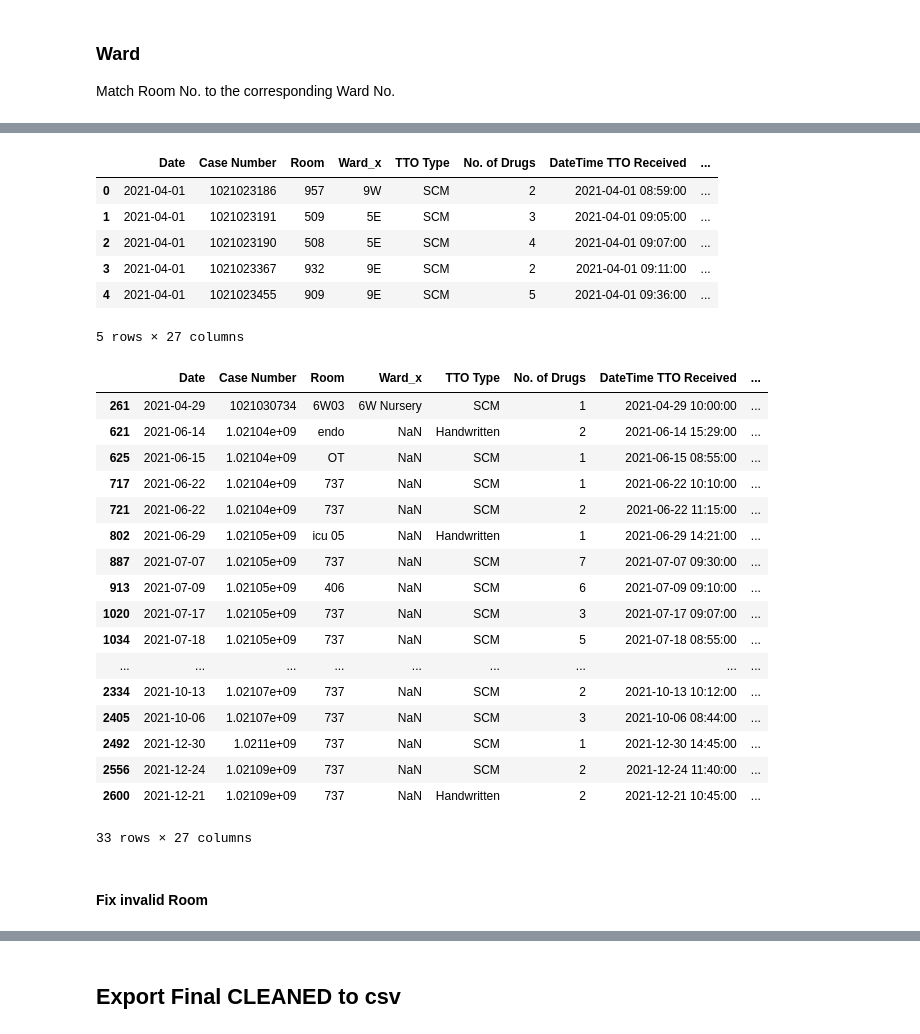
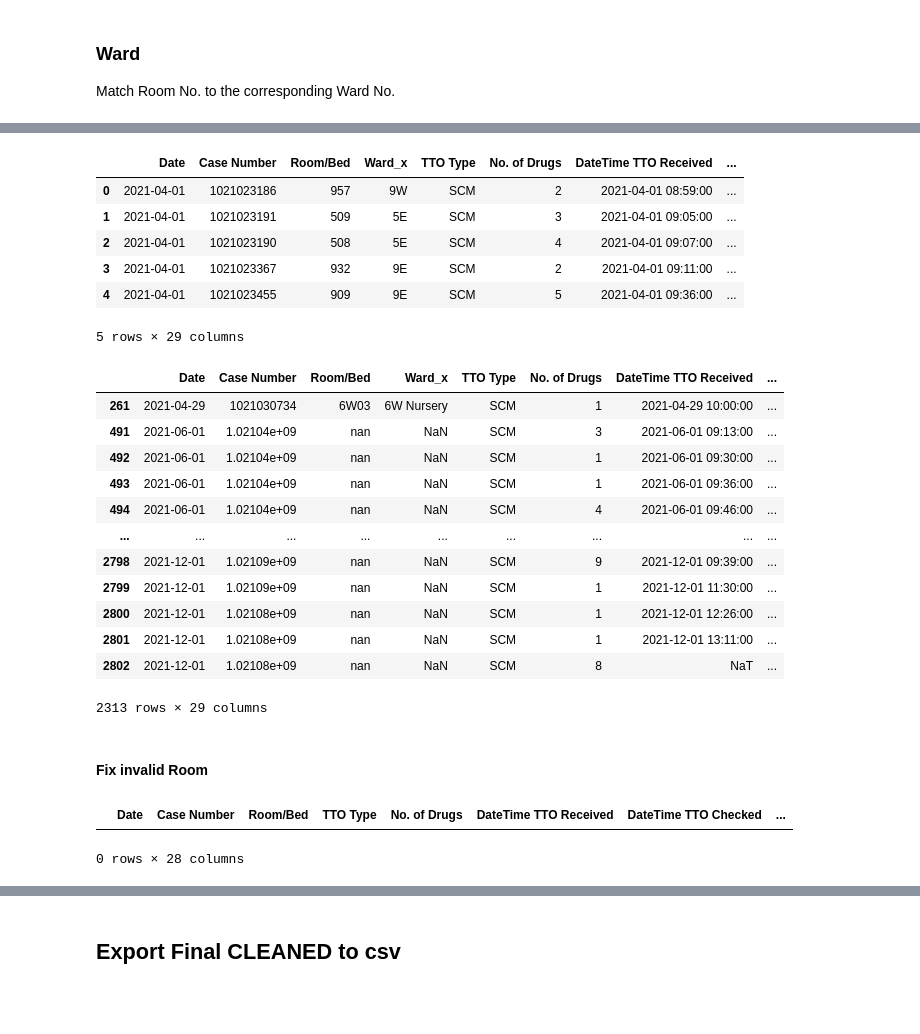
Before and after one commit to RoystonCXW/IS447---Smart-Healthcare, a Jupyter notebook: IS447/System/Code/Pharmacy Dept/GEH_Cleaning.ipynb, the cells around one changed output, grey strips where cells are left out. Saved outputs shown, nothing was run; the diff lists cells and outputs as text; code cells hidden in the pictures; blank space fills up the shorter version.

Commit message:
Re-edit to remove Bed No. for MNH Pharmacy & Update Ward No

```diff
--- a/IS447/System/Code/Pharmacy Dept/GEH_Cleaning.ipynb
+++ b/IS447/System/Code/Pharmacy Dept/GEH_Cleaning.ipynb
@@ -122,7 +122,7 @@ df2 = df2.reset_index(drop=True)
 # %%
 df2.rename({'Date ': 'Date',
             'Case No': 'Case Number',
-            'Room No': 'Room',
+            'Room No': 'Room/Bed',
             'SCM / Handwritten TTO ': 'TTO Type',
             'No. of items':'No. of Drugs',
             'Time in / Verified': 'DateTime TTO Received', # the start time
@@ -1060,40 +1061,35 @@ dtypes: object(2)
 memory usage: 5.1+ KB
 # %%
 df_ward['Room'] = df_ward['Room'].astype(str)
-merged_df['Room'] = merged_df['Room'].astype(str)
+merged_df['Room/Bed'] = merged_df['Room/Bed'].astype(str)
 # %%
-dfinal = pd.merge(merged_df, df_ward, how='left', on=['Room'])
+dfinal = pd.merge(merged_df, df_ward, how='left', left_on=['Room/Bed'], right_on=['Room'])
 
 dfinal.head()
 # %% [output]
-|  | Date | Case Number | Room | Ward_x | TTO Type | No. of Drugs | DateTime TTO Received | ... |
+|  | Date | Case Number | Room/Bed | Ward_x | TTO Type | No. of Drugs | DateTime TTO Received | ... |
 | 0 | 2021-04-01 | 1021023186 | 957 | 9W | SCM | 2 | 2021-04-01 08:59:00 | ... |
 | 1 | 2021-04-01 | 1021023191 | 509 | 5E | SCM | 3 | 2021-04-01 09:05:00 | ... |
 | 2 | 2021-04-01 | 1021023190 | 508 | 5E | SCM | 4 | 2021-04-01 09:07:00 | ... |
 | 3 | 2021-04-01 | 1021023367 | 932 | 9E | SCM | 2 | 2021-04-01 09:11:00 | ... |
 | 4 | 2021-04-01 | 1021023455 | 909 | 9E | SCM | 5 | 2021-04-01 09:36:00 | ... |
-5 rows × 27 columns
+5 rows × 29 columns
 # %%
 dfinal[dfinal['Ward_y'].isnull()]
 # %% [output]
-|  | Date | Case Number | Room | Ward_x | TTO Type | No. of Drugs | DateTime TTO Received | ... |
+|  | Date | Case Number | Room/Bed | Ward_x | TTO Type | No. of Drugs | DateTime TTO Received | ... |
 | 261 | 2021-04-29 | 1021030734 | 6W03 | 6W Nursery | SCM | 1 | 2021-04-29 10:00:00 | ... |
-| 621 | 2021-06-14 | 1.02104e+09 | endo | NaN | Handwritten | 2 | 2021-06-14 15:29:00 | ... |
-| 625 | 2021-06-15 | 1.02104e+09 | OT | NaN | SCM | 1 | 2021-06-15 08:55:00 | ... |
-| 717 | 2021-06-22 | 1.02104e+09 | 737 | NaN | SCM | 1 | 2021-06-22 10:10:00 | ... |
-| 721 | 2021-06-22 | 1.02104e+09 | 737 | NaN | SCM | 2 | 2021-06-22 11:15:00 | ... |
-| 802 | 2021-06-29 | 1.02105e+09 | icu 05 | NaN | Handwritten | 1 | 2021-06-29 14:21:00 | ... |
-| 887 | 2021-07-07 | 1.02105e+09 | 737 | NaN | SCM | 7 | 2021-07-07 09:30:00 | ... |
-| 913 | 2021-07-09 | 1.02105e+09 | 406 | NaN | SCM | 6 | 2021-07-09 09:10:00 | ... |
-| 1020 | 2021-07-17 | 1.02105e+09 | 737 | NaN | SCM | 3 | 2021-07-17 09:07:00 | ... |
-| 1034 | 2021-07-18 | 1.02105e+09 | 737 | NaN | SCM | 5 | 2021-07-18 08:55:00 | ... |
+| 491 | 2021-06-01 | 1.02104e+09 | nan | NaN | SCM | 3 | 2021-06-01 09:13:00 | ... |
+| 492 | 2021-06-01 | 1.02104e+09 | nan | NaN | SCM | 1 | 2021-06-01 09:30:00 | ... |
+| 493 | 2021-06-01 | 1.02104e+09 | nan | NaN | SCM | 1 | 2021-06-01 09:36:00 | ... |
+| 494 | 2021-06-01 | 1.02104e+09 | nan | NaN | SCM | 4 | 2021-06-01 09:46:00 | ... |
 | ... | ... | ... | ... | ... | ... | ... | ... | ... |
-| 2334 | 2021-10-13 | 1.02107e+09 | 737 | NaN | SCM | 2 | 2021-10-13 10:12:00 | ... |
-| 2405 | 2021-10-06 | 1.02107e+09 | 737 | NaN | SCM | 3 | 2021-10-06 08:44:00 | ... |
-| 2492 | 2021-12-30 | 1.0211e+09 | 737 | NaN | SCM | 1 | 2021-12-30 14:45:00 | ... |
-| 2556 | 2021-12-24 | 1.02109e+09 | 737 | NaN | SCM | 2 | 2021-12-24 11:40:00 | ... |
-| 2600 | 2021-12-21 | 1.02109e+09 | 737 | NaN | Handwritten | 2 | 2021-12-21 10:45:00 | ... |
+| 2798 | 2021-12-01 | 1.02109e+09 | nan | NaN | SCM | 9 | 2021-12-01 09:39:00 | ... |
+| 2799 | 2021-12-01 | 1.02109e+09 | nan | NaN | SCM | 1 | 2021-12-01 11:30:00 | ... |
+| 2800 | 2021-12-01 | 1.02108e+09 | nan | NaN | SCM | 1 | 2021-12-01 12:26:00 | ... |
+| 2801 | 2021-12-01 | 1.02108e+09 | nan | NaN | SCM | 1 | 2021-12-01 13:11:00 | ... |
+| 2802 | 2021-12-01 | 1.02108e+09 | nan | NaN | SCM | 8 | NaT | ... |
-33 rows × 27 columns
+2313 rows × 29 columns
 # %% [markdown]
 #### Fix invalid Room
 # %%
@@ -1104,6 +1103,11 @@ dfinal.loc[(dfinal['Room'].str.contains('6W', case=False, na=False)), 'Ward_y']
 # %%
 dfinal.drop(['Ward_x'], axis=1, inplace=True)
 dfinal.rename({'Ward_y': 'Ward'}, axis=1, inplace=True)
+# %%
+dfinal[dfinal['Ward'].isnull() & dfinal['Room/Bed'].notnull()]
+# %% [output]
+|  | Date | Case Number | Room/Bed | TTO Type | No. of Drugs | DateTime TTO Received | DateTime TTO Checked | ... |
+0 rows × 28 columns
 # %%
 dfinal
 # %% [output]
```
Also changed, not shown: parts of 32 cells of this notebook, 16 other files.
